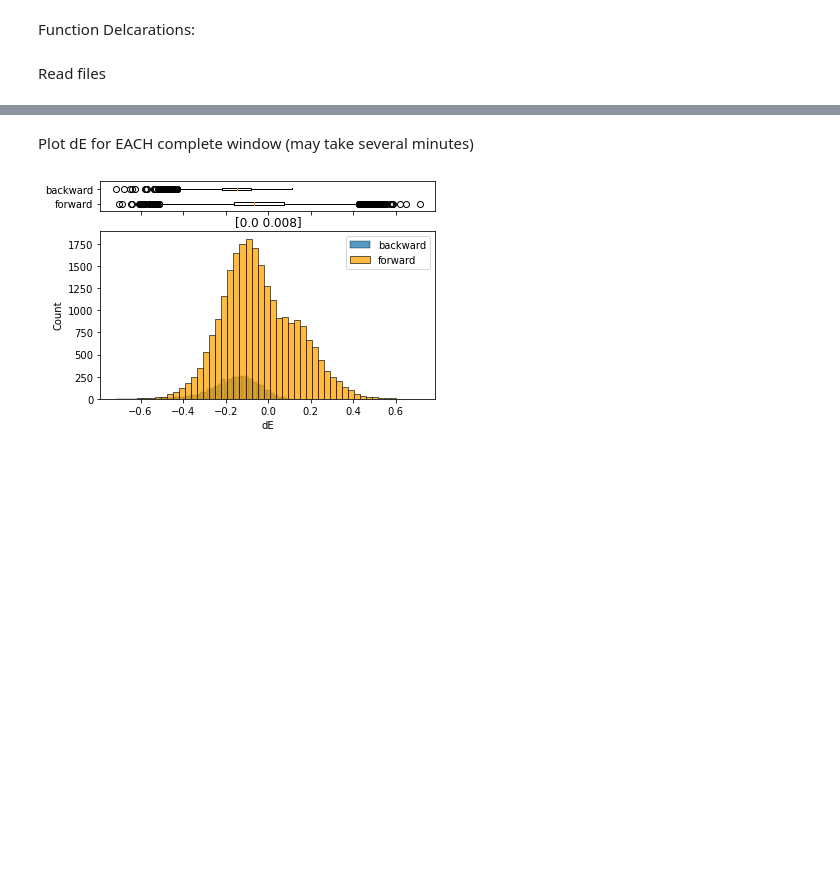
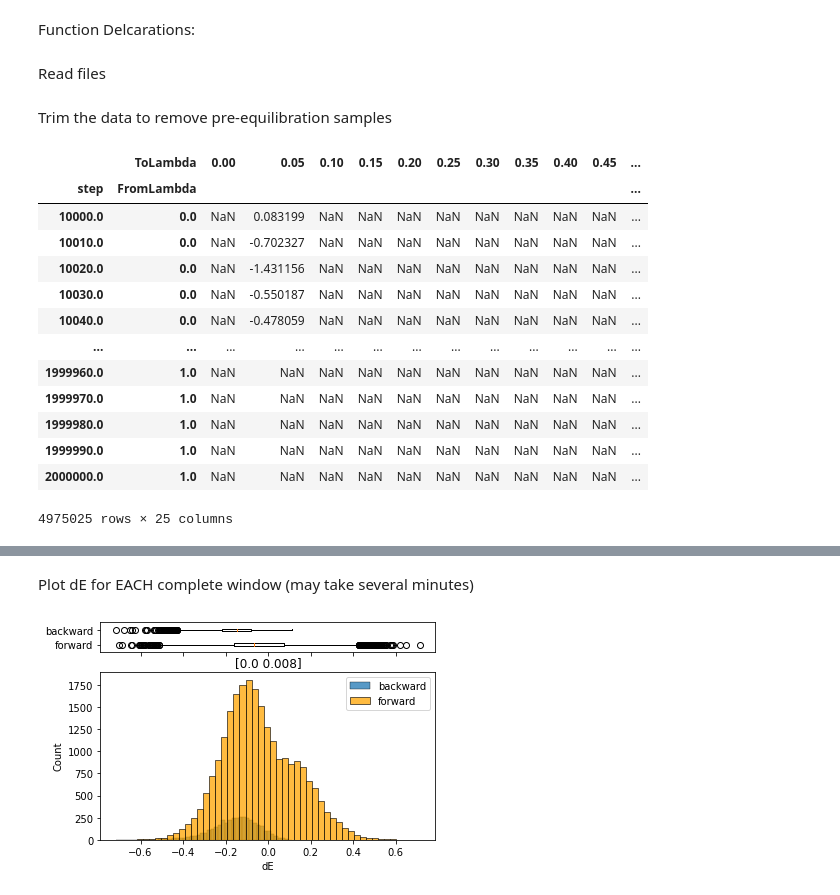
Before and after one commit to BranniganLab/safep, a Jupyter notebook: AlternativeParser_noBAR.ipynb, the cells around one changed output, grey strips where cells are left out. Saved outputs shown, nothing was run; the diff lists cells and outputs as text; code cells hidden in the pictures; blank space fills up the shorter version.

```diff
--- a/AlternativeParser_noBAR.ipynb
+++ b/AlternativeParser_noBAR.ipynb
@@ -76,10 +78,10 @@ def readFEPOUT(fileName, step=1):
     df = df.sort_index()
     return df
 # %%
-def readFiles(files):
+def readFiles(files, step=1):
     fileList = []
     for file in tqdm(files):
-        df = readFEPOUT(file, 50)
+        df = readFEPOUT(file, step)
         fileList.append(df)
     data = pd.concat(fileList)
 
@@ -116,2 +119,4 @@ files = natsorted(files)
 data = readFiles(files)
+# %% [markdown]
+Trim the data to remove pre-equilibration samples
 # %%
@@ -119,3 +126,20 @@ u_nk = u_nk_fromDF(data)
+# %%
+u_nk.sort_index(level=1)
+# %% [output]
+|  | ToLambda | 0.00 | 0.05 | 0.10 | 0.15 | 0.20 | 0.25 | 0.30 | 0.35 | 0.40 | 0.45 | ... |
+| step | FromLambda |  |  |  |  |  |  |  |  |  |  | ... |
+| 10000.0 | 0.0 | NaN | 0.083199 | NaN | NaN | NaN | NaN | NaN | NaN | NaN | NaN | ... |
+| 10010.0 | 0.0 | NaN | -0.702327 | NaN | NaN | NaN | NaN | NaN | NaN | NaN | NaN | ... |
+| 10020.0 | 0.0 | NaN | -1.431156 | NaN | NaN | NaN | NaN | NaN | NaN | NaN | NaN | ... |
+| 10030.0 | 0.0 | NaN | -0.550187 | NaN | NaN | NaN | NaN | NaN | NaN | NaN | NaN | ... |
+| 10040.0 | 0.0 | NaN | -0.478059 | NaN | NaN | NaN | NaN | NaN | NaN | NaN | NaN | ... |
+| ... | ... | ... | ... | ... | ... | ... | ... | ... | ... | ... | ... | ... |
+| 1999960.0 | 1.0 | NaN | NaN | NaN | NaN | NaN | NaN | NaN | NaN | NaN | NaN | ... |
+| 1999970.0 | 1.0 | NaN | NaN | NaN | NaN | NaN | NaN | NaN | NaN | NaN | NaN | ... |
+| 1999980.0 | 1.0 | NaN | NaN | NaN | NaN | NaN | NaN | NaN | NaN | NaN | NaN | ... |
+| 1999990.0 | 1.0 | NaN | NaN | NaN | NaN | NaN | NaN | NaN | NaN | NaN | NaN | ... |
+| 2000000.0 | 1.0 | NaN | NaN | NaN | NaN | NaN | NaN | NaN | NaN | NaN | NaN | ... |
+4975025 rows × 25 columns
 # %%
 dG = get_dG(u_nk)
 dG_f=np.diag(dG, k=1)
```
Also changed, not shown: parts of 11 cells of this notebook, 3 other files.
